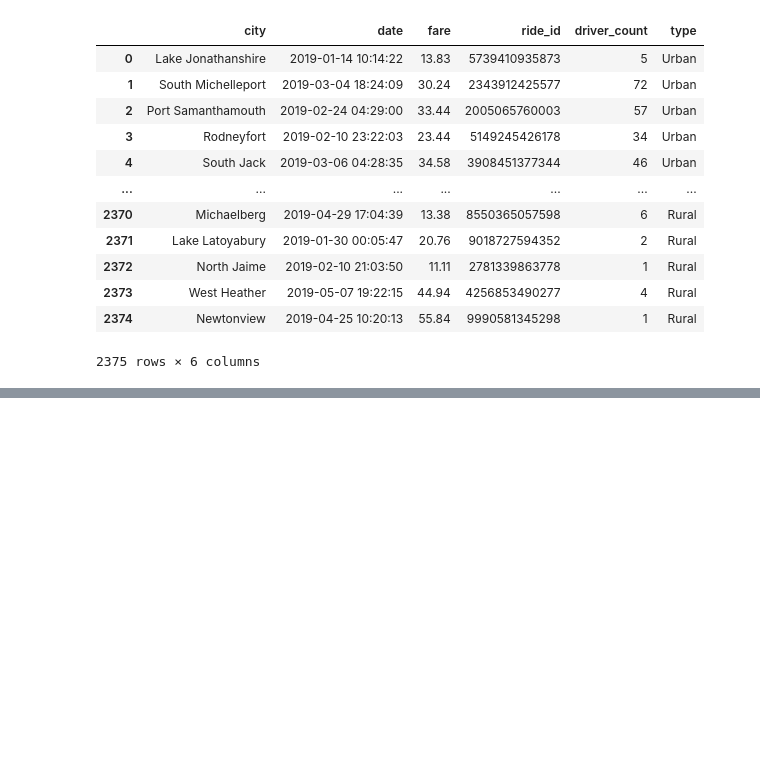
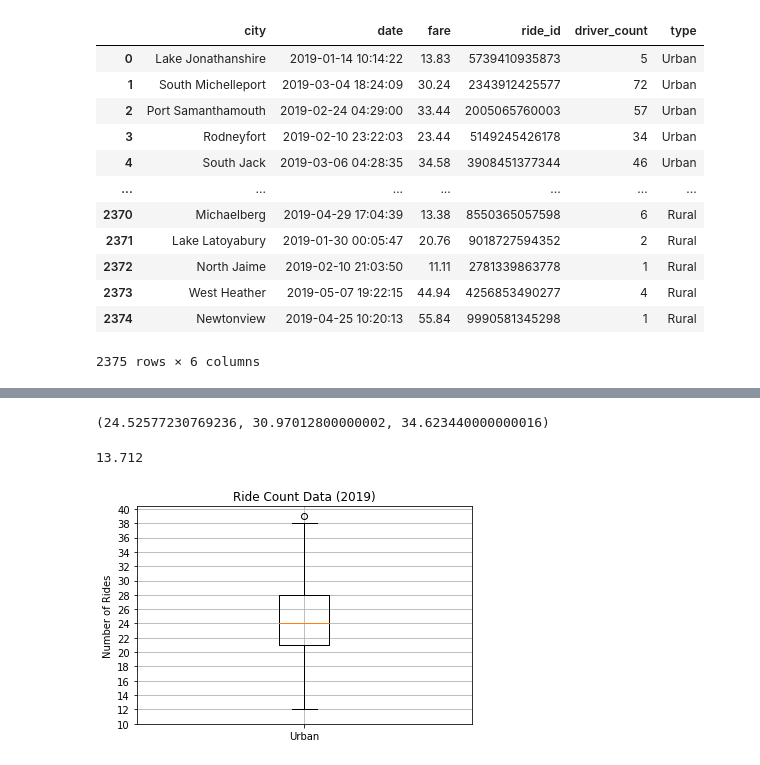
Before and after one commit to MikeHankinson/PyBer_Analysis, a Jupyter notebook: PyBer.ipynb, the cells around one changed output, grey strips where cells are left out. Saved outputs shown, nothing was run; the diff lists cells and outputs as text; code cells hidden in the pictures; blank space fills up the shorter version.

```diff
--- a/PyBer.ipynb
+++ b/PyBer.ipynb
@@ -131,3 +122,23 @@ pyber_data_df
 | 2373 | West Heather | 2019-05-07 19:22:15 | 44.94 | 4256853490277 | 4 | Rural |
 | 2374 | Newtonview | 2019-04-25 10:20:13 | 55.84 | 9990581345298 | 1 | Rural |
 2375 rows × 6 columns
+# %%
+# 3. Create a bubble chart that showcases the average fare versus total number of rides with bubble size based on the total number of
+    # drivers for each city type, including urban, suburban, and rural.
+
+
+# a. To get the average fare, we can use the Pandas mean() method for
+# each city in the "fare" column.
+# b. To get the total number of rides for each city, we can use the
+# Pandas count() method for each city in the "ride_id" column.
+# c. To make the bubble size correlate to the number of drivers for
+# each city, we can get the average driver_count for each city.
+
+
+# 3a. 5.3.1 Create DataFrames for Each Type of City
+
+urban_cities_df = pyber_data_df[pyber_data_df["type"] == "Urban"]
+suburban_cities_df = pyber_data_df[pyber_data_df["type"] == "Suburban"]
+rural_cities_df = pyber_data_df[pyber_data_df["type"] == "Rural"]
+
+rural_cities_df.head()
@@ -133,0 +152,8 @@ pyber_data_df
+# %%
+# 3b. 5.3.2 Get the Number of Rides for Each City Type
+
+urban_ride_count = urban_cities_df.groupby(["city"]).count()["ride_id"]
+suburban_ride_count = suburban_cities_df.groupby(["city"]).count()["ride_id"]
+rural_ride_count = rural_cities_df.groupby(["city"]).count()["ride_id"]
+
+rural_ride_count.head()
@@ -133,0 +441,37 @@ pyber_data_df
+# %%
+# 5.4.2 Get the fares for each city type
+
+mean_urban_fares = np.mean(urban_fares)
+mean_suburban_fares = np.mean(suburban_fares)
+mean_rural_fares = np.mean(rural_fares)
+
+mean_urban_fares, mean_suburban_fares, mean_rural_fares
+# %% [output]
+(24.52577230769236, 30.97012800000002, 34.623440000000016)
+# %%
+# 5.4.3 Summary Statistics for the ****Number of Drivers by City**** Type
+
+# Get the driver count data from all 3 city types
+urban_drivers = urban_cities_df['driver_count']
+suburban_drivers = suburban_cities_df['driver_count']
+rural_drivers = rural_cities_df['driver_count']
+
+mean_suburban_driver_count = np.mean(suburban_drivers)
+mean_suburban_driver_count
+# %% [output]
+13.712
+# %%
+# 5.4.4 Create Box-and-Whisker Plots
+
+# Create a box-and-whisker plot for the urban cities ride count.
+x_labels = ["Urban"]
+fig, ax = plt.subplots()
+ax.boxplot(urban_ride_count, labels=x_labels)
+# Add the title, y-axis label and grid.
+ax.set_title('Ride Count Data (2019)')
+ax.set_ylabel('Number of Rides')
+ax.set_yticks(np.arange(10, 41, step=2.0))
+ax.grid()
+plt.show()
+# %% [output]
+[figure, added]
```
Also changed, not shown: parts of 30 cells of this notebook, 6 other files.
